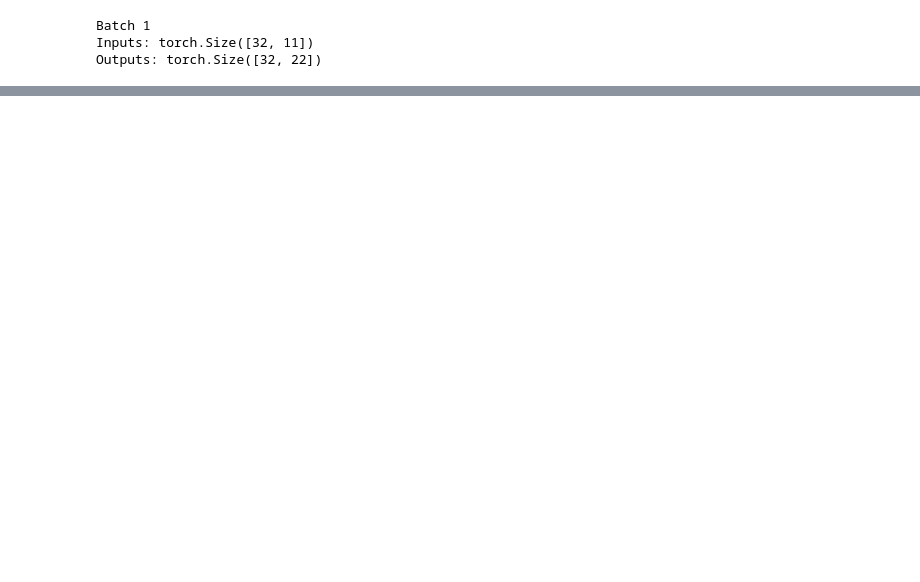
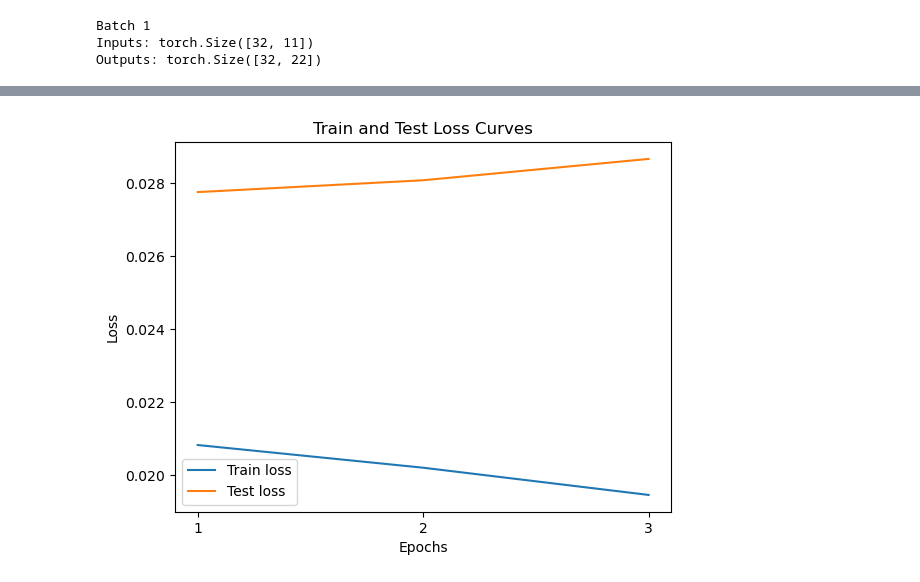
Before and after one commit to SunzidHassan/Research, a Jupyter notebook: 23-24_Automatic-Control-Lab/Projects/24_Aerosol/24_aerosol.ipynb, the cells around one changed output, grey strips where cells are left out. Drawn from its saved outputs; the diff is of its cells as text; code cells hidden in the pictures; blank space fills up the shorter version.

Commit message:
24_aerosol_training1

```diff
--- a/23-24_Automatic-Control-Lab/Projects/24_Aerosol/24_aerosol.ipynb
+++ b/23-24_Automatic-Control-Lab/Projects/24_Aerosol/24_aerosol.ipynb
@@ -9,6 +11,7 @@ import glob
 
 path = '/home/sunzid/Research/23-24_Automatic-Control-Lab/Projects/24_Aerosol/data/'
 pace318_train = glob.glob(path + 'pace318_train_set/H5/*.h5')
+pace318_test = glob.glob(path + 'pace318_test_set/H5/*.h5')
 
 rowNum = 3
 
@@ -19,6 +22,7 @@ if pace318_train:
         first_input = file['inputs'][rowNum]
         first_output = file['outputs'][rowNum]
 
+        print('Pace 318\n')
         print("first_geometry shape: ", first_geometry.shape,
               "first_geometry: ", first_geometry, '\n')
         print("first_input shape: ", first_input.shape,
@@ -31,6 +35,7 @@ else:
     print("File not found")
 
 pace325_train = glob.glob(path + 'pace325_train_set/H5/*.h5')
+pace325_test = glob.glob(path + 'pace325_test_set/H5/*.h5')
 
 if pace325_train:
     with h5py.File(pace325_train[0], 'r') as file:
@@ -39,6 +44,7 @@ if pace325_train:
         first_input = file['inputs'][rowNum]
         first_output = file['outputs'][rowNum]
 
+        print('Pace 325\n')
         print("first_geometry shape: ", first_geometry.shape,
               "first_geometry: ", first_geometry, '\n')
         print("first_input shape: ", first_input.shape,
@@ -103,8 +111,8 @@ path = '/home/sunzid/Research/23-24_Automatic-Control-Lab/Projects/24_Aerosol/da
 pace318_train = glob.glob(path + 'pace318_train_set/H5/chunk1.h5')
 
 # Create the dataset and dataloader
-dataset = H5Dataset(pace318_train)
-dataloader = DataLoader(dataset, batch_size=32, shuffle=True)
+train_data = H5Dataset(pace318_train)
+dataloader = DataLoader(train_data, batch_size=32, shuffle=True)
 
 # Example: Iterate over the dataloader
 for batch_idx, (inputs, outputs) in enumerate(dataloader):
@@ -235,0 +264,17 @@ Training complete and model saved.
+# %%
+import matplotlib.pyplot as plt
+
+# Plot train and test loss values
+plt.plot(epoch_count, train_loss_values, label="Train loss")
+plt.plot(epoch_count, test_loss_values, label="Test loss")
+plt.title("Train and Test Loss Curves")
+plt.xlabel("Epochs")
+plt.ylabel("Loss")
+plt.legend()
+
+# Set x-ticks to show integers only
+plt.xticks(ticks=epoch_count)
+
+plt.show()
+# %% [output]
+[figure, added]
```
Also changed, not shown: parts of 8 cells of this notebook.
